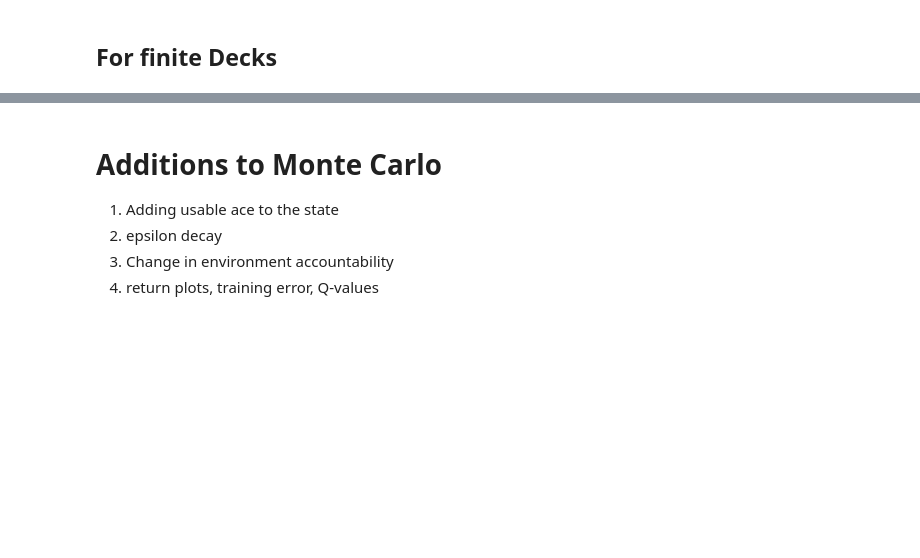
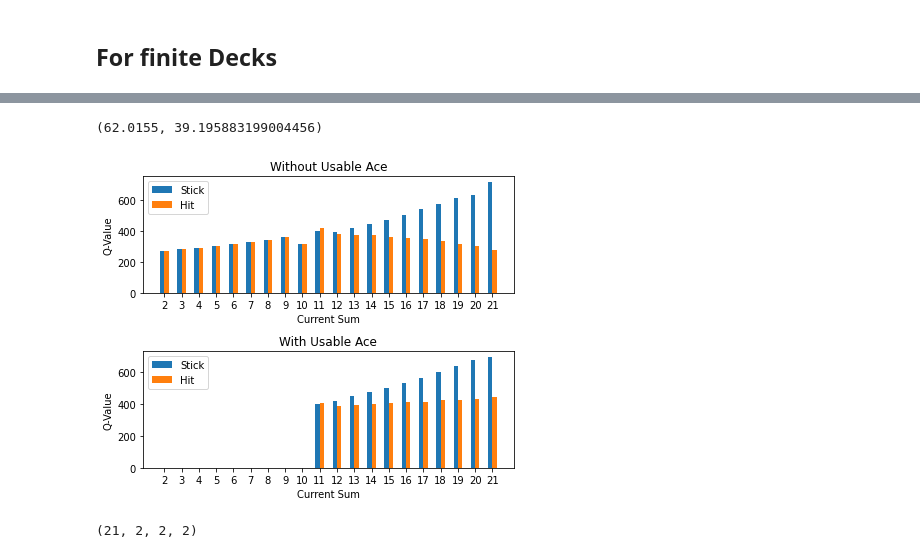
Before and after one commit to artemi8/RL-black-jack, a Jupyter notebook: Black-Jack-Monte-Carlo-ES-FiniteDeck.ipynb, the cells around one changed output, grey strips where cells are left out. Drawn from its saved outputs; the diff is of its cells as text; code cells hidden in the pictures; blank space fills up the shorter version.

```diff
--- a/Black-Jack-Monte-Carlo-ES-FiniteDeck.ipynb
+++ b/Black-Jack-Monte-Carlo-ES-FiniteDeck.ipynb
@@ -141,7 +197,7 @@ env = BlackJackStylised(num_decks=3)
 init_config= {'init_state_action_val': 0,
               'epsilon' : 0.25,
               'gamma' : 0.75,
-              'states' : {'state_dim_1':list(range(2, 22)),
+              'states' : {'state_dim_1':list(range(2, 23)),
                           'state_dim_2': [0,1]}}
 agent_v1 = MonteCarloES(init_config=init_config, actions=[0, 1], epsilon_decay=True)
 # %%
@@ -228,7 +258,13 @@ plot_monte_carlo_q_values(agent_v1, usable_ace=False, deck_feature_representativ
-# %% [markdown]
-# Additions to Monte Carlo
-1. Adding usable ace to the state
-2. epsilon decay
-3. Change in environment accountability
-4. return plots, training error, Q-values
+# %%
+evaluate_agent(n_eval_episodes=10000, Q=agent_v1.Q, num_decks=4, offset=2)
+# %% [output]
+(62.0155, 39.195883199004456)
+# %%
+plot_q_values_(agent_v1, offset=2, monte_carlo=True)
+# %% [output]
+[figure, added]
+# %%
+agent_v1.Q.shape
+# %% [output]
+(21, 2, 2, 2)
 # %%
```
Also changed, not shown: parts of 14 cells of this notebook, 7 other files.
